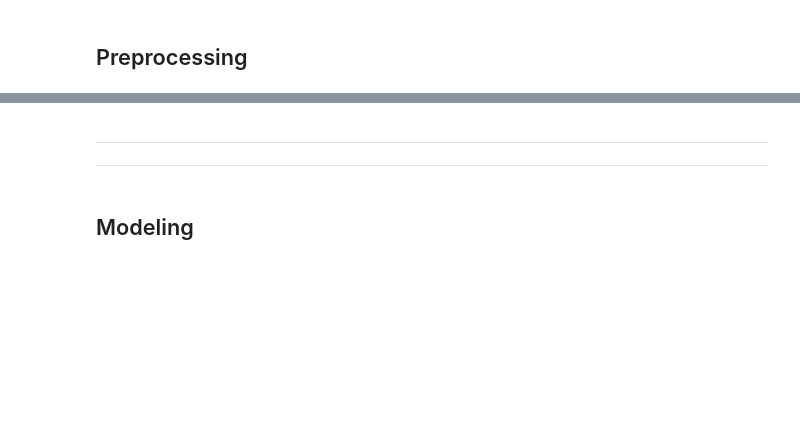
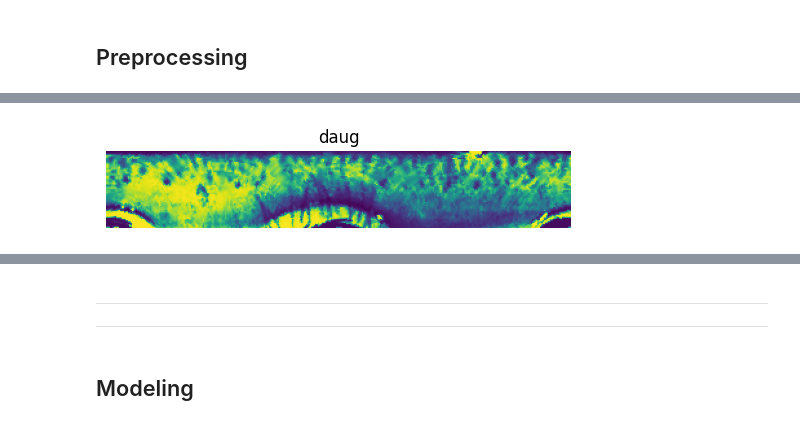
Before and after one commit to mouradmagdy/Iris_Recognition, a Jupyter notebook: iris_processing.ipynb, the cells around one changed output, grey strips where cells are left out. Cells and saved outputs as stored; diff of their text form; code cells hidden in the pictures; blank space fills up the shorter version.

```diff
--- a/iris_processing.ipynb
+++ b/iris_processing.ipynb
@@ -89,4 +107,6 @@ def daugman_normalizaiton(image, height, width, r_in, r_out):
 
             flat[j][i] = color
     return flat  # liang
+# %%
+lolimg = cv2.imread("processed_image_marsoma.png",0)
 # %%
@@ -99 +119,8 @@ plot_image(result2, "daug")
+# %%
+result3 = daugman_normalizaiton(lolimg,60,360, radius, 55)
+result3 =  cv2.cvtColor(result3, cv2.COLOR_BGR2GRAY)
+result3 = cv2.equalizeHist(result3)
+plot_image(result3, "daug")
+# %% [output]
+[figure, added]
 # %%
```
Also changed, not shown: parts of 19 cells of this notebook, 6 other files.
